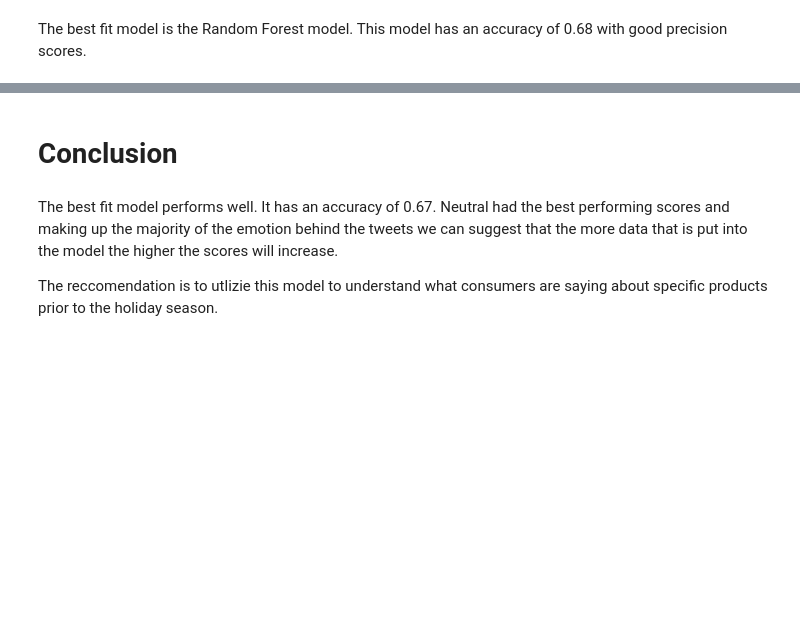
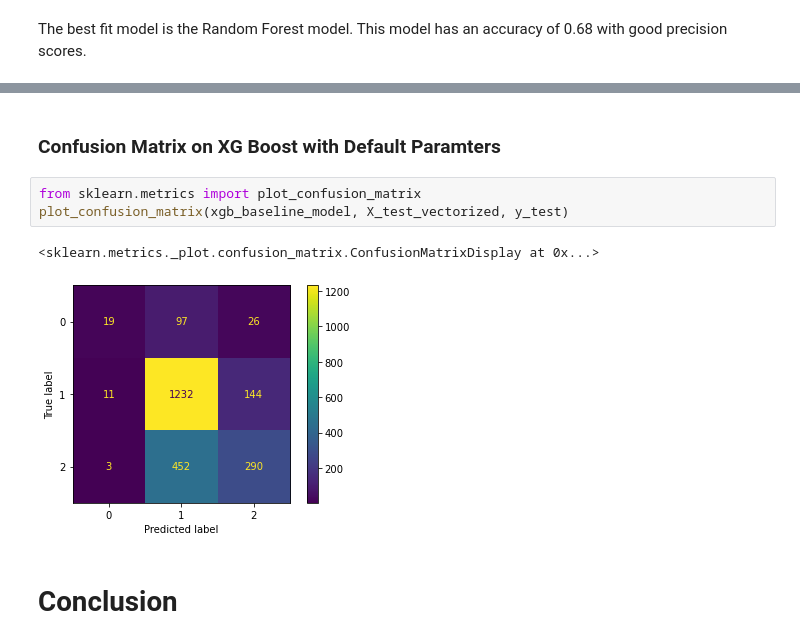
Before and after one commit to henrysvg/Phase-4-Project, a Jupyter notebook: Notebook.ipynb, the cells around one changed output, grey strips where cells are left out. Saved outputs shown, nothing was run; the diff lists cells and outputs as text; blank space fills up the shorter version.

```diff
--- a/Notebook.ipynb
+++ b/Notebook.ipynb
@@ -621,6 +671,10 @@ plot_confusion_matrix(rf_baseline_model, X_test_vectorized, y_test)
+# %% [markdown]
+### Confusion Matrix on XG Boost with Default Paramters
+# %%
+from sklearn.metrics import plot_confusion_matrix
+plot_confusion_matrix(xgb_baseline_model, X_test_vectorized, y_test)
+# %% [output]
+<sklearn.metrics._plot.confusion_matrix.ConfusionMatrixDisplay at 0x...>
+[figure, added]
 # %% [markdown]
 # Conclusion
-# %% [markdown]
-The best fit model performs well.  It has an accuracy of 0.67.  Neutral had the best performing scores and making up the majority of the emotion behind the tweets we can suggest that the more data that is put into the model the higher the scores will increase.
-
-The reccomendation is to utlizie this model to understand what consumers are saying about specific products prior to the holiday season.
```
Also changed, not shown: parts of 36 cells of this notebook.
